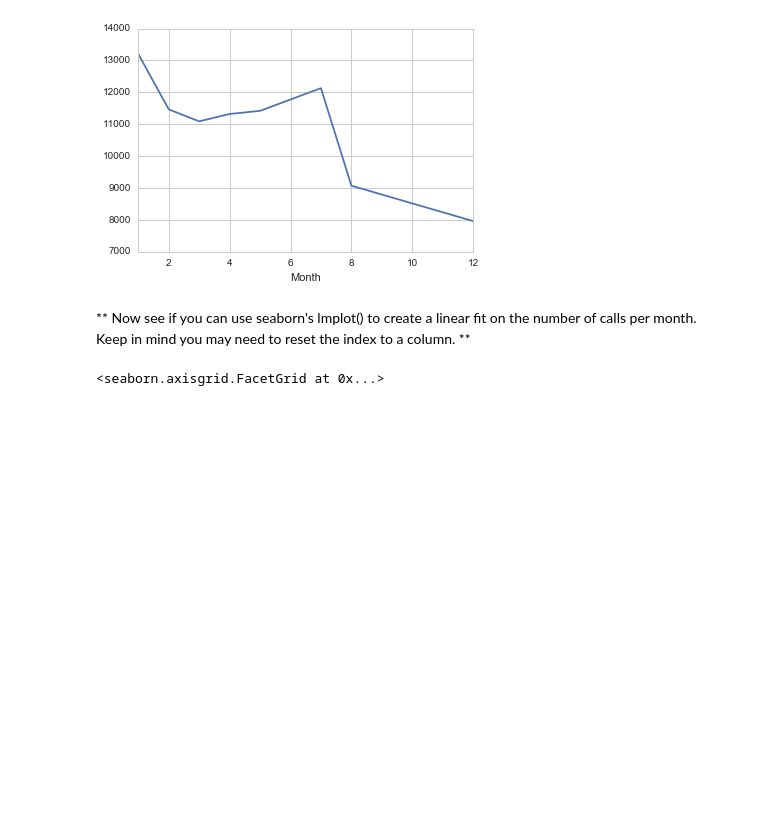
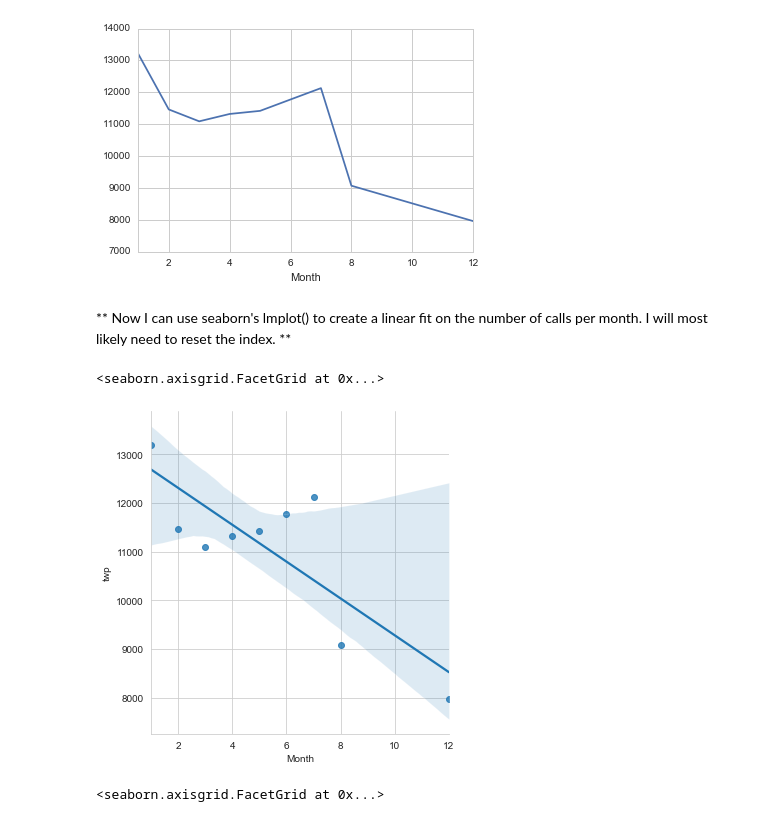
Before and after one commit to adfelt/911-Calls-Project, a Jupyter notebook: 911 Calls Data Capstone Project.ipynb, the cells around one changed output. Drawn from its saved outputs; the diff is of its cells as text; code cells hidden in the pictures; blank space fills up the shorter version.

```diff
--- a/911 Calls Data Capstone Project.ipynb
+++ b/911 Calls Data Capstone Project.ipynb
@@ -212,7 +229,13 @@ _____
 <matplotlib.axes._subplots.AxesSubplot at 0x...>
 [figure]
 # %% [markdown]
-** Now see if you can use seaborn's lmplot() to create a linear fit on the number of calls per month. Keep in mind you may need to reset the index to a column. **
+** Now I can use seaborn's lmplot() to create a linear fit on the number of calls per month. I will most likely need to reset the index. **
+# %%
+by_month = by_month.reset_index()
+sns.lmplot(x='Month', y='twp',data=by_month)
+# %% [output]
+<seaborn.axisgrid.FacetGrid at 0x...>
+[figure, added]
 # %%
 # %% [output]
 <seaborn.axisgrid.FacetGrid at 0x...>
```
Also changed, not shown: parts of 9 cells of this notebook.
